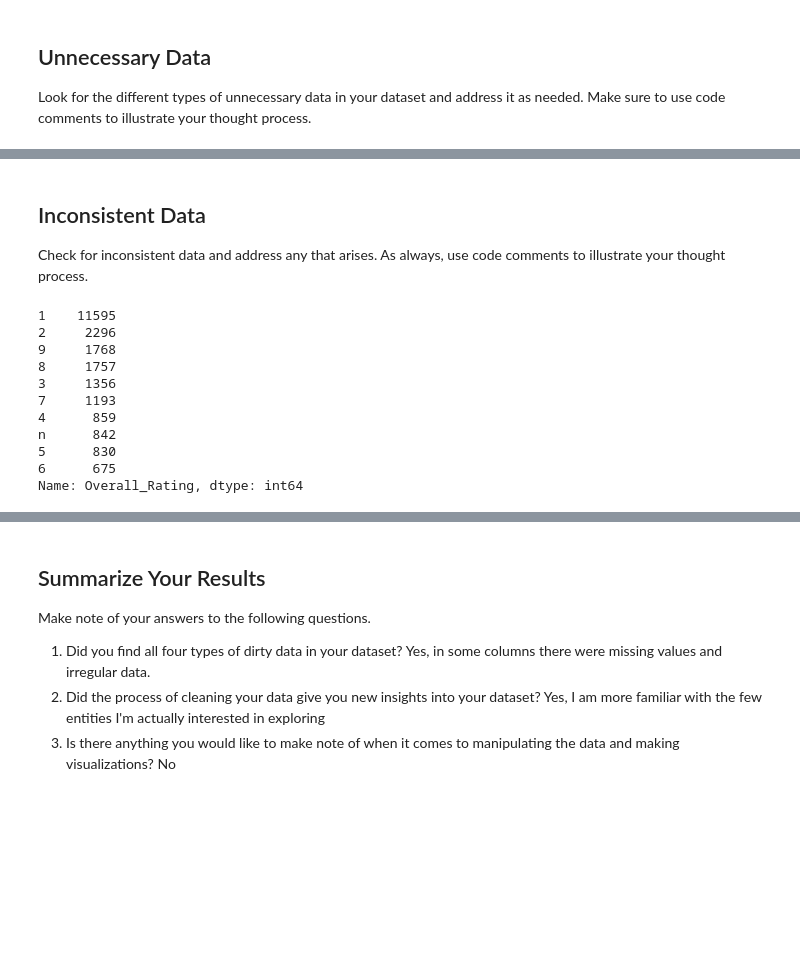
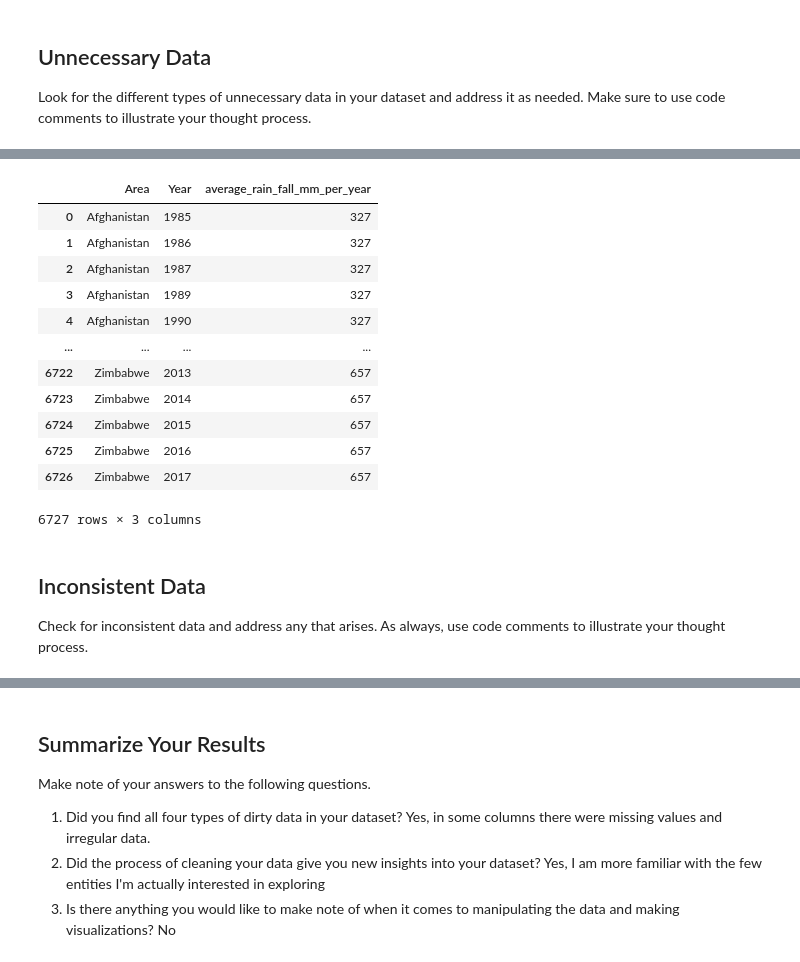
Before and after one commit to Prtb0/EDA_cropyield_prediction, a Jupyter notebook: cleaning/cleaning cropyield_prediction.ipynb, the cells around one changed output, grey strips where cells are left out. Saved outputs shown, nothing was run; the diff lists cells and outputs as text; code cells hidden in the pictures; blank space fills up the shorter version.

```diff
--- a/cleaning/cleaning cropyield_prediction.ipynb
+++ b/cleaning/cleaning cropyield_prediction.ipynb
@@ -454,18 +490,20 @@ df.drop(columns=['Unnamed: 0','Review Date','Date Flown','Route'],inplace=True)
+# %%
+df2
+# %% [output]
+|  | Area | Year | average_rain_fall_mm_per_year |
+| 0 | Afghanistan | 1985 | 327 |
+| 1 | Afghanistan | 1986 | 327 |
+| 2 | Afghanistan | 1987 | 327 |
+| 3 | Afghanistan | 1989 | 327 |
+| 4 | Afghanistan | 1990 | 327 |
+| ... | ... | ... | ... |
+| 6722 | Zimbabwe | 2013 | 657 |
+| 6723 | Zimbabwe | 2014 | 657 |
+| 6724 | Zimbabwe | 2015 | 657 |
+| 6725 | Zimbabwe | 2016 | 657 |
+| 6726 | Zimbabwe | 2017 | 657 |
+6727 rows × 3 columns
 # %% [markdown]
 ## Inconsistent Data
 
 Check for inconsistent data and address any that arises. As always, use code comments to illustrate your thought process.
-# %%
-df['Overall_Rating'].value_counts()
-# %% [output]
-1    11595
-2     2296
-9     1768
-8     1757
-3     1356
-7     1193
-4      859
-n      842
-5      830
-6      675
-Name: Overall_Rating, dtype: int64
```
Also changed, not shown: parts of 14 cells of this notebook.
